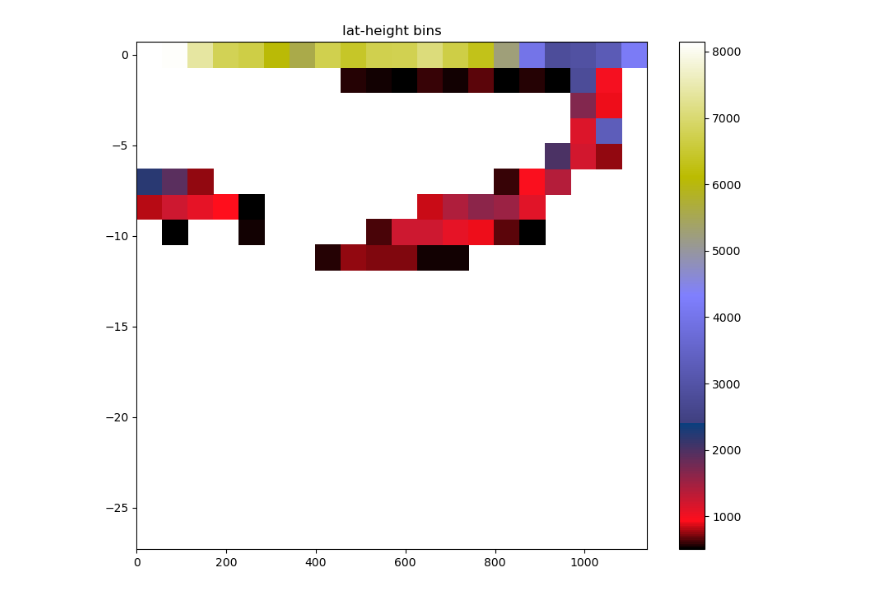
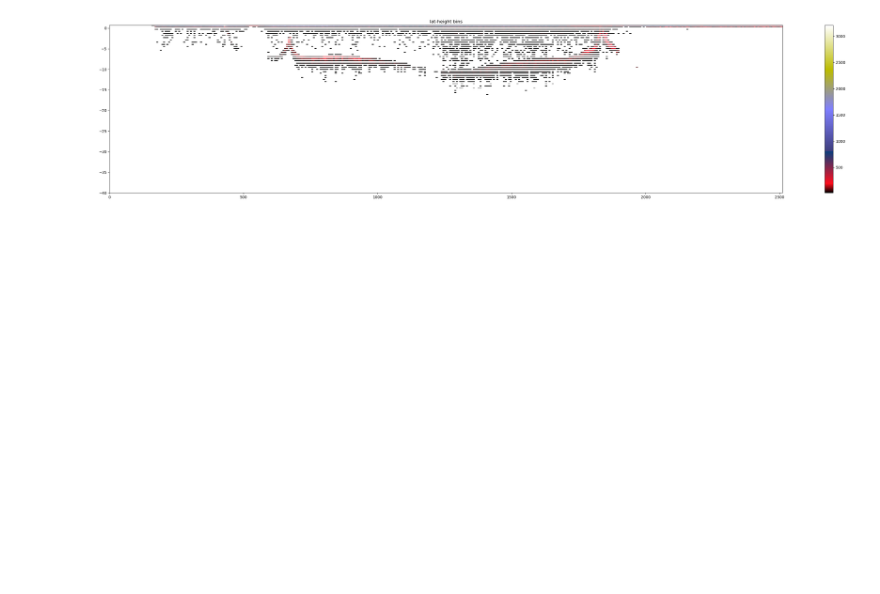
Before and after one commit to nmt28/C-SHELPh, a Jupyter notebook: 4.Bathymetry_modeling/refraction_correction.ipynb, the cells around one changed output. Drawn from its saved outputs; the diff is of its cells as text; code cells hidden in the pictures; blank space fills up the shorter version.

```diff
--- a/4.Bathymetry_modeling/refraction_correction.ipynb
+++ b/4.Bathymetry_modeling/refraction_correction.ipynb
@@ -33,7 +33,7 @@ location = 'Cuba'
 
 # Set resolution (in m)
 lat_resolution = 10
-height_resolution = 0.25
+height_resolution = 0.5
 # %%
 def OrthometricCorrection(lat, lon, Z, epsg):
     # transform ellipsod (WGS84) height to orthometric height
@@ -164,7 +164,7 @@ dataset_sea1 = dataset_sea[(dataset_sea.confidence != 0)  & (dataset_sea.confide
 # Filter for elevation range
 dataset_sea1 = dataset_sea1[(dataset_sea1['photon_height'] > -40) & (dataset_sea1['photon_height'] < 40)]
 # Focus on specific latitude
-dataset_sea1 = dataset_sea1[(dataset_sea1['latitude'] > 1342000) & (dataset_sea1['latitude'] < 1345000)]
+# dataset_sea1 = dataset_sea1[(dataset_sea1['latitude'] > 1335000) & (dataset_sea1['latitude'] < 1355000)]
 # %%
 def bin_data(dataset, lat_res, height_res):
 
@@ -761,14 +402,14 @@ plt.show()
 # %%
-fig, ax = plt.subplots(figsize=(10, 8))# Creating plot
-plt.hist2d(binned_data.lat_bins, binned_data.height_bins, bins = 20, cmin = 500, cmap = 'gist_stern')
+fig, ax = plt.subplots(figsize=(40, 8))# Creating plot
+plt.hist2d(binned_data.lat_bins, binned_data.height_bins, bins = 400, cmin = 15, cmap = 'gist_stern')
 
 # ax.set_ylim([-10, 5])
 plt.title("lat-height bins")
 
 # show plot
 
 plt.colorbar()
 
 plt.show()
 # %% [output]
-[figure, old version]
+[figure, new version]
```
Also changed, not shown: parts of 9 cells of this notebook.
